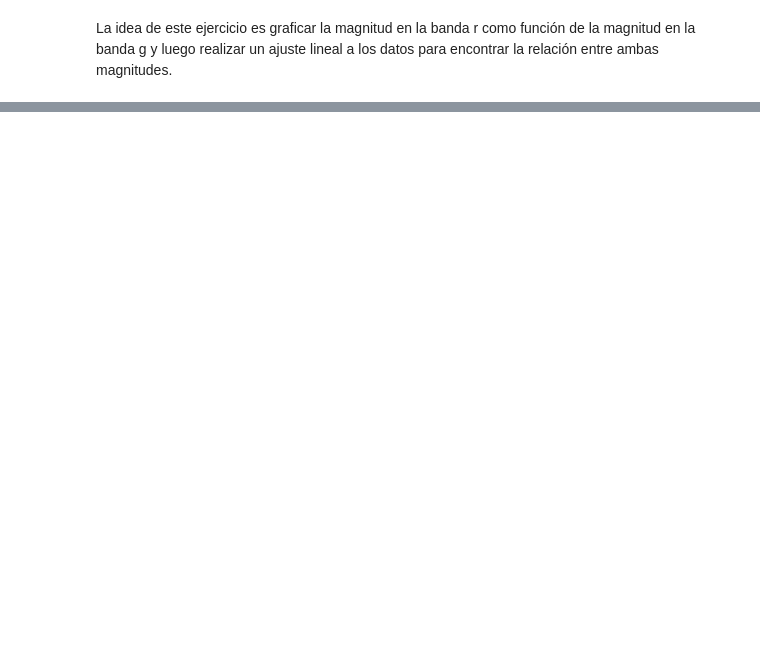
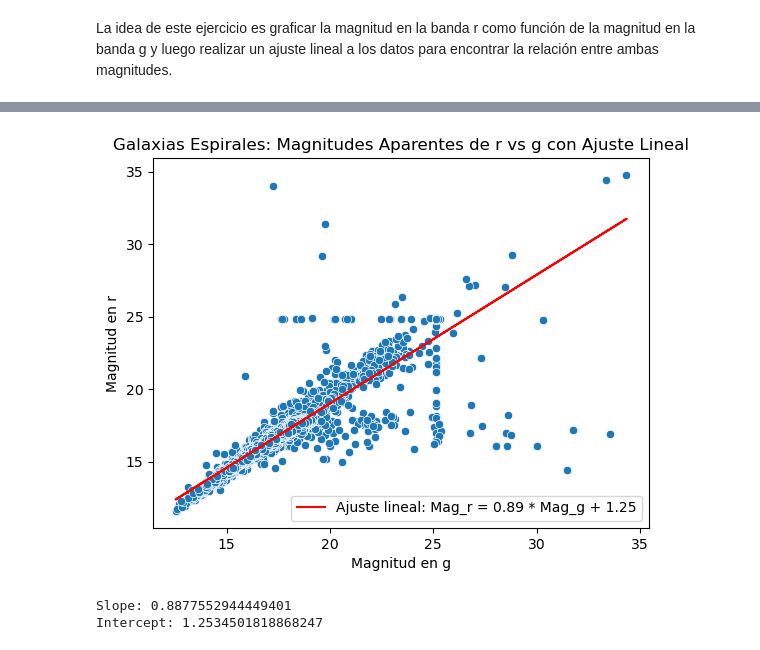
Before and after one commit to Cami-hormaeche/Astrometria2024, a Jupyter notebook: Practico3_problema4.ipynb, the cells around one changed output, grey strips where cells are left out. Cells and saved outputs as stored; diff of their text form; code cells hidden in the pictures; blank space fills up the shorter version.

```diff
--- a/Practico3_problema4.ipynb
+++ b/Practico3_problema4.ipynb
@@ -77,0 +66,4 @@ Ecuación de ajuste (Espirales): r = 0.89 * g + 1.25
+# %%
+slope, intercept = np.polyfit(datos_espirales['petroMag_g'], datos_espirales['petroMag_r'], 1)
+regression_lineal_2 = slope * (datos_espirales['petroMag_g']) + intercept
+print(regression_lineal_2)
@@ -77,0 +83,18 @@ Ecuación de ajuste (Espirales): r = 0.89 * g + 1.25
+# %%
+#ploteamos y realizamos el ajuste para las espirales
+sns.scatterplot(data=datos_espirales,x='petroMag_g', y='petroMag_r')
+
+#Ahora ploteamos el ajuste lineal
+plt.plot(datos_espirales['petroMag_g'], regression_lineal_2, color='red', label=f'Ajuste lineal: Mag_r = {slope:.2f} * Mag_g + {intercept:.2f}')
+plt.title('Galaxias Espirales: Magnitudes Aparentes de r vs g con Ajuste Lineal')
+plt.xlabel('Magnitud en g')
+plt.ylabel('Magnitud en r')
+plt.legend()
+plt.savefig('Galaxias Espirales: Magnitudes Aparentes de r vs g con Ajuste Lineal', dpi=300, bbox_inches='tight')
+plt.show()
+print(f"Slope: {slope}")
+print(f"Intercept: {intercept}")
+# %% [output]
+[figure, added]
+Slope: 0.8877552944449401
+Intercept: 1.2534501818868247
```
Also changed, not shown: parts of 8 cells of this notebook, 10 other files.
